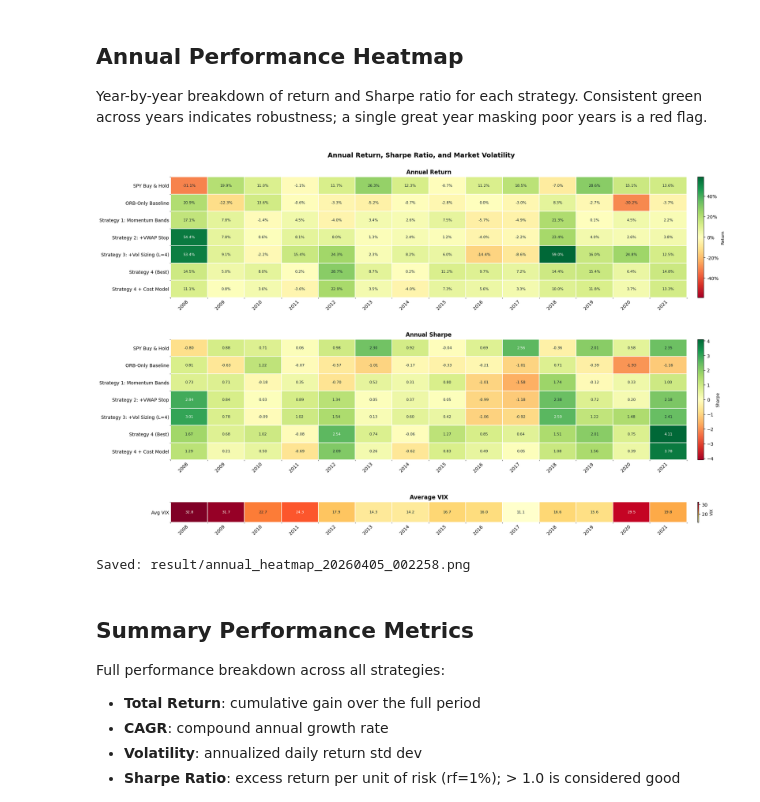
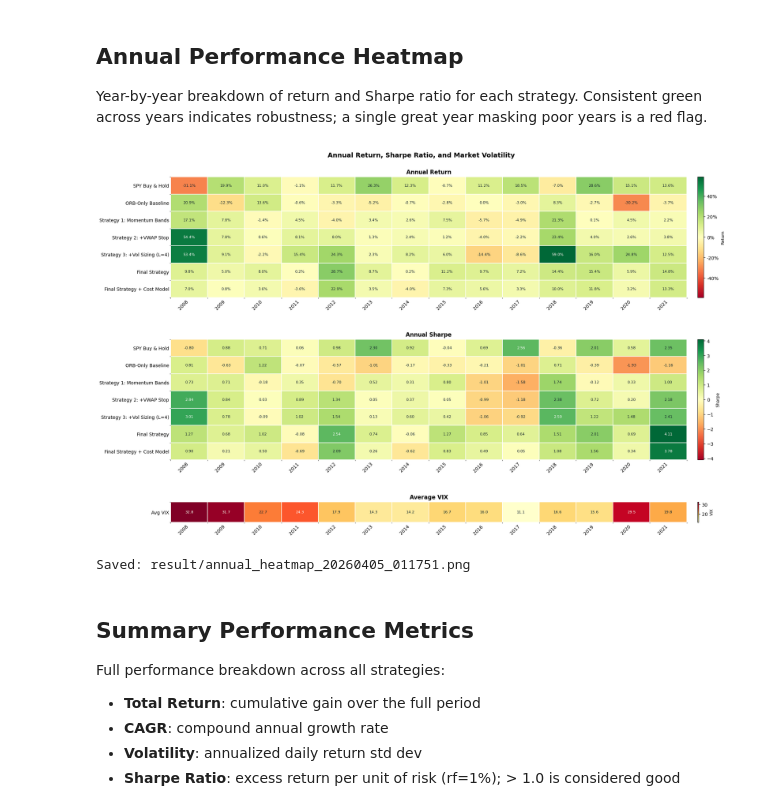
Before and after one commit to Seal1026/project_code, a Jupyter notebook: momentum.ipynb, the cells around one changed output. Saved outputs shown, nothing was run; the diff lists cells and outputs as text; code cells hidden in the pictures.

```diff
--- a/momentum.ipynb
+++ b/momentum.ipynb
@@ -188,12 +189,13 @@ The multi-filter approach aims to reduce false signals and improve trade quality
 # %%
-# Best config from run_experiments.py — Experiment 1
-# Sharpe (no cost) = 1.15  |  Sharpe (with cost) = 0.69
+# Final Strategy config (Experiment 3) — ORB day-level + long-only + VIX filter (vix_threshold=60)
+# Sharpe (no cost) = 1.12  |  Sharpe (with cost) = 0.66
 LEVERAGE_BEST = 4
 
 df_best = mta.best_strategy(
     df, df_vix=df_vix,
     use_rsi=False,
-    use_vix_filter=False,
+    use_vix_filter=True,
+    vix_threshold=60.0,
     long_only=True,
 )
 realized_pnl_arr4, unrealized_pnl_arr4, cash_arr4, equity_arr4, df_best = mbt.backtest(
@@ -323,28 +325,28 @@ Consistent green across years indicates robustness; a single great year masking
 # %%
 equity_curves_heatmap = {
     "SPY Buy & Hold":                buy_hold_series,
     "ORB-Only Baseline":             equity_orb,
     "Strategy 1: Momentum Bands":    equity1,
     "Strategy 2: +VWAP Stop":        equity2,
     "Strategy 3: +Vol Sizing (L=4)": equity3,
-    "Strategy 4 (Best)":             equity4,
-    "Strategy 4 + Cost Model":       equity5,
+    "Final Strategy":             equity4,
+    "Final Strategy + Cost Model":       equity5,
 }
 
 fig, axes, matrices = mpl.plot_yearly_return_sharpe_vix_heatmap(
     equity_series_dict=equity_curves_heatmap,
     df_vix=df_vix,
     rf_annual=0.01,
     min_obs=20,
     title="Annual Return, Sharpe Ratio, and Market Volatility",
     vix_col="Open",
 )
 fig.savefig(f"result/annual_heatmap_{TIMESTAMP}.png", dpi=150, bbox_inches="tight")
 plt.show()
 print(f"Saved: result/annual_heatmap_{TIMESTAMP}.png")
 # %% [output]
-[figure, old version]
+[figure, new version]
-Saved: result/annual_heatmap_20260405_002258.png
+Saved: result/annual_heatmap_20260405_011751.png
 # %% [markdown]
 ## Summary Performance Metrics
 
```
Also changed, not shown: parts of 7 cells of this notebook, 2 other files.
